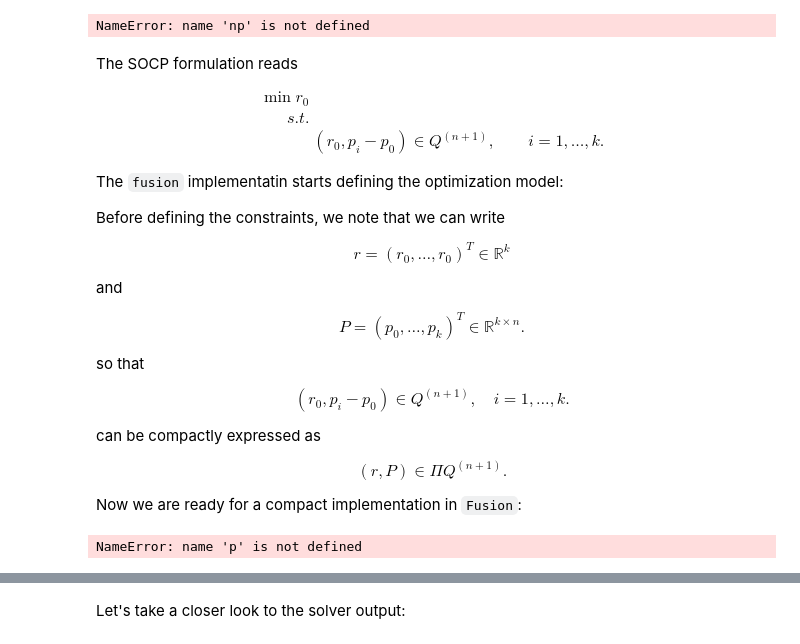
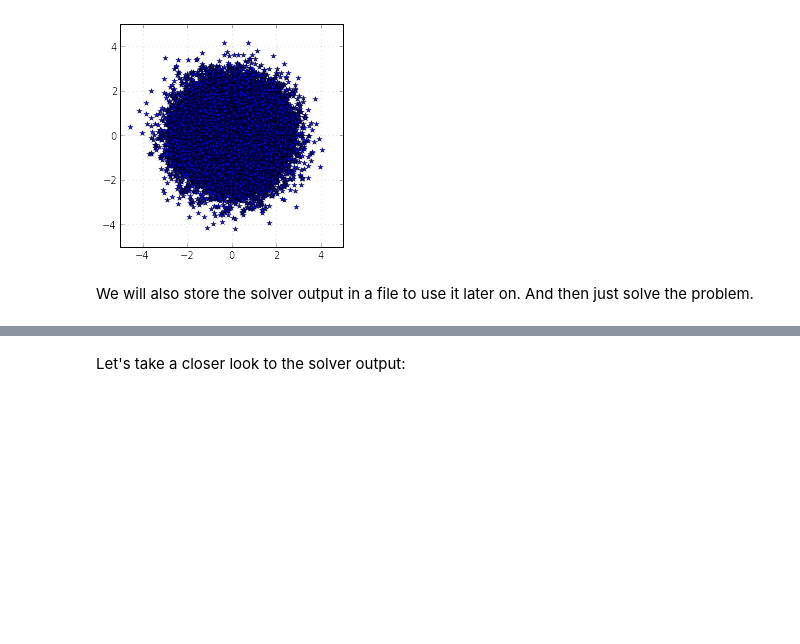
Before and after one commit to andreacassioli/MOSEK, a Jupyter notebook: notebook/ismp2015/minimum ellipsoid.ipynb, the cells around one changed output, grey strips where cells are left out. Cells and saved outputs as stored; diff of their text form; code cells hidden in the pictures; blank space fills up the shorter version.

```diff
--- a/notebook/ismp2015/minimum ellipsoid.ipynb
+++ b/notebook/ismp2015/minimum ellipsoid.ipynb
@@ -34,91 +108,29 @@ Here it is:
 # %%
 %matplotlib inline
 import matplotlib.pyplot as plt
 import matplotlib.patches as mpatches
+import random
 
 def plot_points(p, p0=[], r0=0.):
     n,k= len(p0), len(p)
 
     fig, ax = plt.subplots()
     ax.set_aspect('equal')
-    ax.plot(  p[:,0], p[:,1], 'b*')
+    ax.plot([ p[i][0] for i in range(k)], [ p[i][1] for i in range(k)], 'b*')
 
     if len(p0)>0:
         ax.plot(  p0[0], p0[1], 'r.')
         ax.add_patch( mpatches.Circle( p0,  r0 ,  fc="w", ec="r", lw=1.5) )
-
+    plt.grid()
     plt.show()
 
 n = 2
-k = 100
+k = 50000
 
-p=  np.random.normal(size=(k,n))
-
+p=  [ [random.gauss(0.,1.) for nn in range(n)] for kk in range(k)]
 
 plot_points(p)
 # %% [output]
-NameError: name 'np' is not defined
+[figure, added]
-# %% [markdown]
-The SOCP formulation reads
-
-\begin{equation}
-  \begin{aligned}
-\min r_0 & & &\\
-s.t.& & &\\
-& (r_0,p_i - p_0) \in Q^{(n+1)}, & \quad & i=1,\ldots,k.
-\end{aligned}
-\end{equation}
-
-The `fusion` implementatin starts defining the optimization model:
-
-Before defining the constraints, we note that we can write
-
-
-\begin{equation}
-r = \left(r_0,\ldots,r_0\right)^T \in \mathbb{R}^k
-\end{equation}
-
-and
-
-\begin{equation}
-P = \left(p_0,\ldots,p_k\right)^T \in \mathbb{R}^{k\times n}.
-\end{equation}
-
-so that
-
-\begin{equation}
-(r_0,p_i - p_0) \in Q^{(n+1)},  \quad  i=1,\ldots,k.
-\end{equation}
-
-can be compactly expressed as
-
-\begin{equation}
-(r,P) \in \Pi Q^{(n+1)}.
-\end{equation}
-
-Now we are ready for a compact implementation in `Fusion`:
-# %%
-from mosek.fusion import *
-
-M = Model("minimal sphere enclosing a set of points")
-
-r0 = M.variable(1         , Domain.greaterThan(0.))
-p0 = M.variable(NDSet(1,n), Domain.unbounded())
-
-M.constraint(\
-    Expr.hstack(\
-                Variable.repeat(r0,k),
-                Expr.sub( Variable.repeat(p0,k), DenseMatrix(p) )\
-               ),\
-        Domain.inQCone())
-
-M.setLogHandler(open('logp','wt'))
-
-M.objective(ObjectiveSense.Minimize, r0)
-
-M.solve()
-
-print "r0^* = ", r0.level()[0]
-print "p0^* = ", p0.level()
-# %% [output]
-NameError: name 'p' is not defined
+# %% [markdown]
+We will also store the solver output in a file to use it later on. And then just solve the problem.
```
Also changed, not shown: parts of 18 cells of this notebook, 1 other file.
